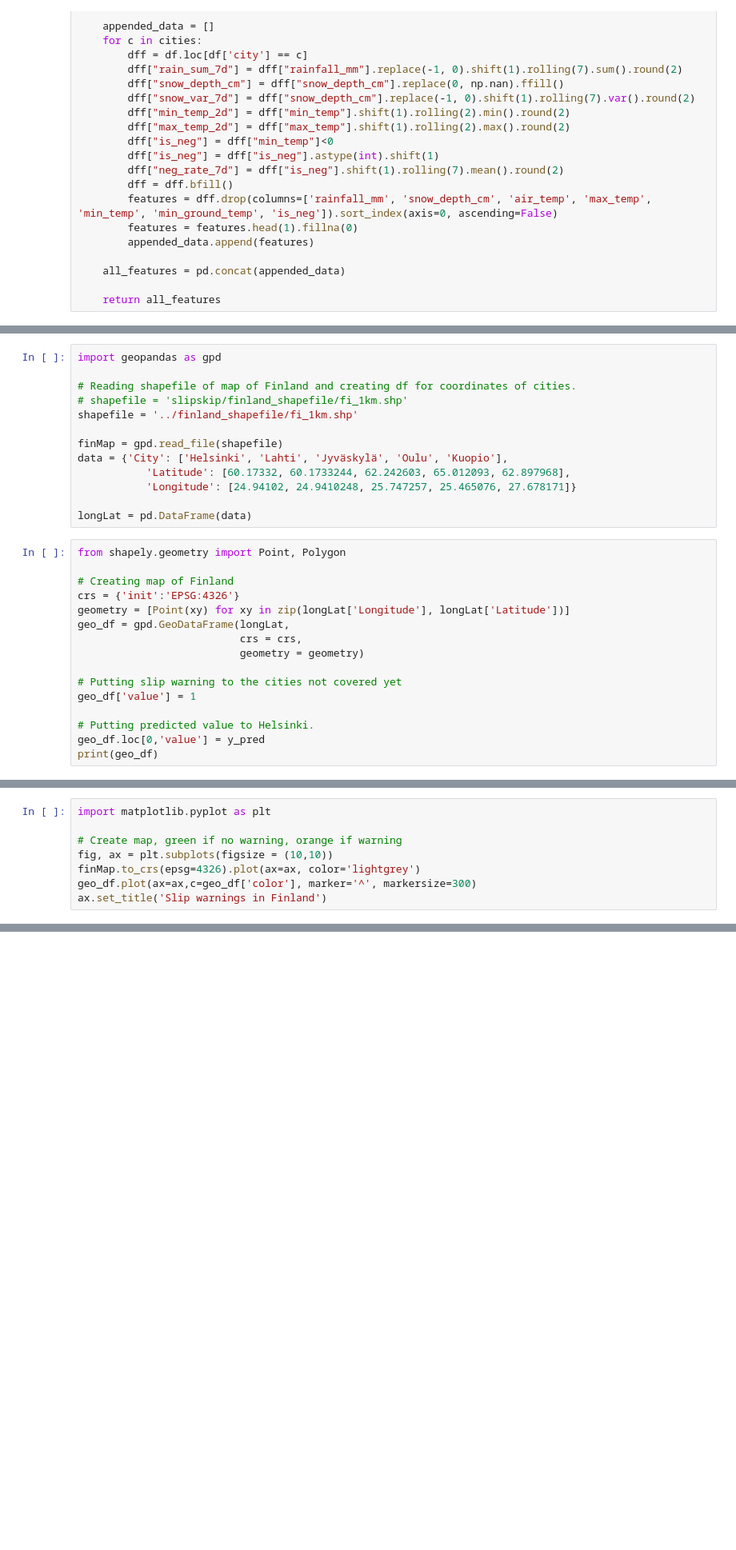
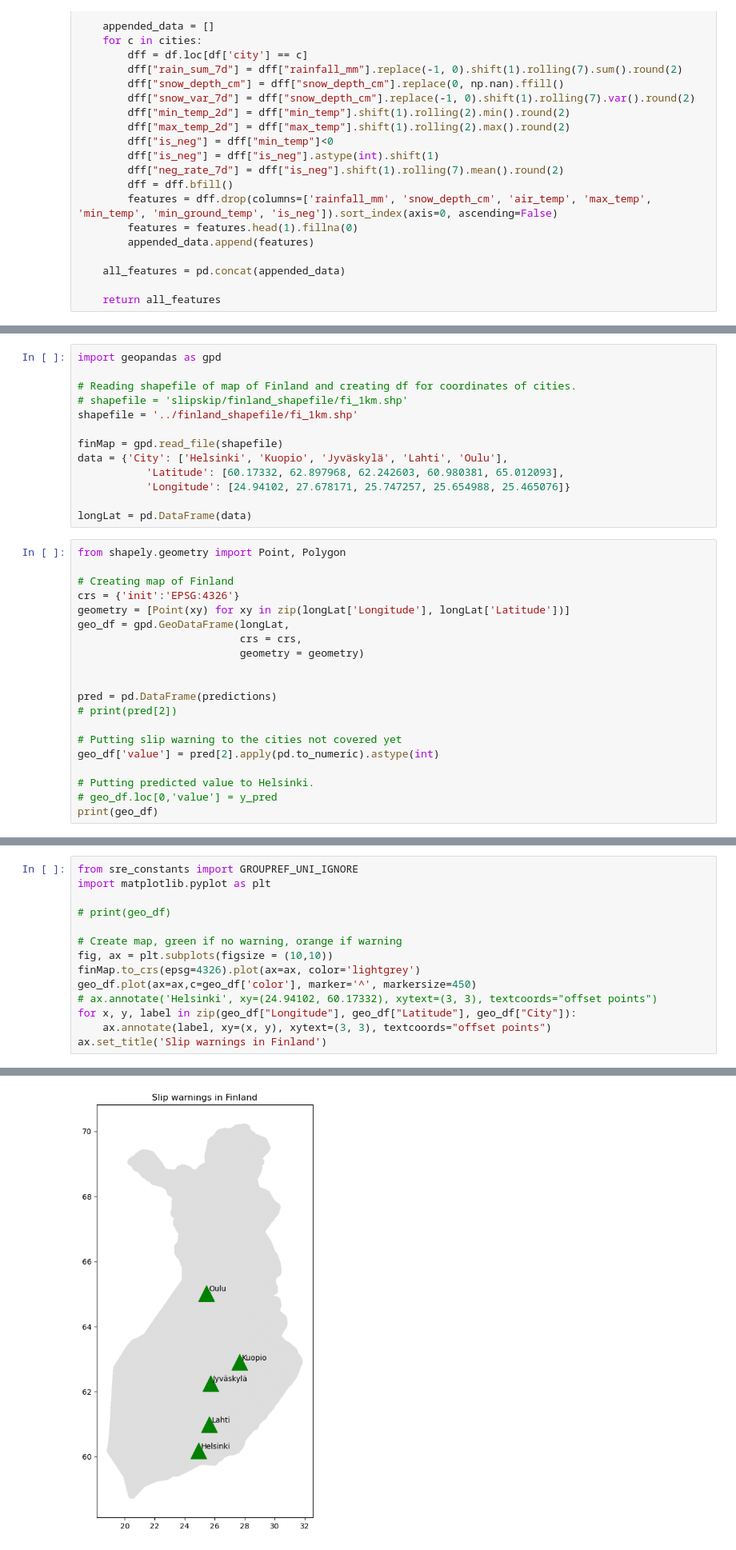
Before and after one commit to sofvanh/slipskip, a Jupyter notebook: predictor/get_data_predict_and_make_map.ipynb, the cells around one changed output, grey strips where cells are left out. Shown at 80% size. Drawn from its saved outputs; the diff is of its cells as text; blank space fills up the shorter version.

Commit message:
All cities on map + city names
The map generates the information given by prediction for all cities and displays the names of the cities.

```diff
--- a/predictor/get_data_predict_and_make_map.ipynb
+++ b/predictor/get_data_predict_and_make_map.ipynb
@@ -252,9 +317,9 @@ import geopandas as gpd
 shapefile = '../finland_shapefile/fi_1km.shp'
 
 finMap = gpd.read_file(shapefile)
-data = {'City': ['Helsinki', 'Lahti', 'Jyväskylä', 'Oulu', 'Kuopio'],
-           'Latitude': [60.17332, 60.1733244, 62.242603, 65.012093, 62.897968],
-           'Longitude': [24.94102, 24.9410248, 25.747257, 25.465076, 27.678171]}
+data = {'City': ['Helsinki', 'Kuopio', 'Jyväskylä', 'Lahti', 'Oulu'],
+           'Latitude': [60.17332, 62.897968, 62.242603, 60.980381, 65.012093],
+           'Longitude': [24.94102, 27.678171, 25.747257, 25.654988, 25.465076]}
 
 longLat = pd.DataFrame(data)
 # %%
@@ -267,9 +332,13 @@ geo_df = gpd.GeoDataFrame(longLat,
                           crs = crs,
                           geometry = geometry)
 
+
+pred = pd.DataFrame(predictions)
+# print(pred[2])
+
 # Putting slip warning to the cities not covered yet
-geo_df['value'] = 1
+geo_df['value'] = pred[2].apply(pd.to_numeric).astype(int)
 
 # Putting predicted value to Helsinki.
-geo_df.loc[0,'value'] = y_pred
+# geo_df.loc[0,'value'] = y_pred
 print(geo_df)
@@ -281,8 +364,15 @@ print(geo_df['color'])
 # %%
+from sre_constants import GROUPREF_UNI_IGNORE
 import matplotlib.pyplot as plt
+
+# print(geo_df)
 
 # Create map, green if no warning, orange if warning
 fig, ax = plt.subplots(figsize = (10,10))
 finMap.to_crs(epsg=4326).plot(ax=ax, color='lightgrey')
-geo_df.plot(ax=ax,c=geo_df['color'], marker='^', markersize=300)
+geo_df.plot(ax=ax,c=geo_df['color'], marker='^', markersize=450)
+# ax.annotate('Helsinki', xy=(24.94102, 60.17332), xytext=(3, 3), textcoords="offset points")
+for x, y, label in zip(geo_df["Longitude"], geo_df["Latitude"], geo_df["City"]):
+    ax.annotate(label, xy=(x, y), xytext=(3, 3), textcoords="offset points")
 ax.set_title('Slip warnings in Finland')
+# %% [output]
@@ -288,0 +380 @@ ax.set_title('Slip warnings in Finland')
+[figure, added]
```
Also changed, not shown: parts of 6 cells of this notebook, 4 other files.
